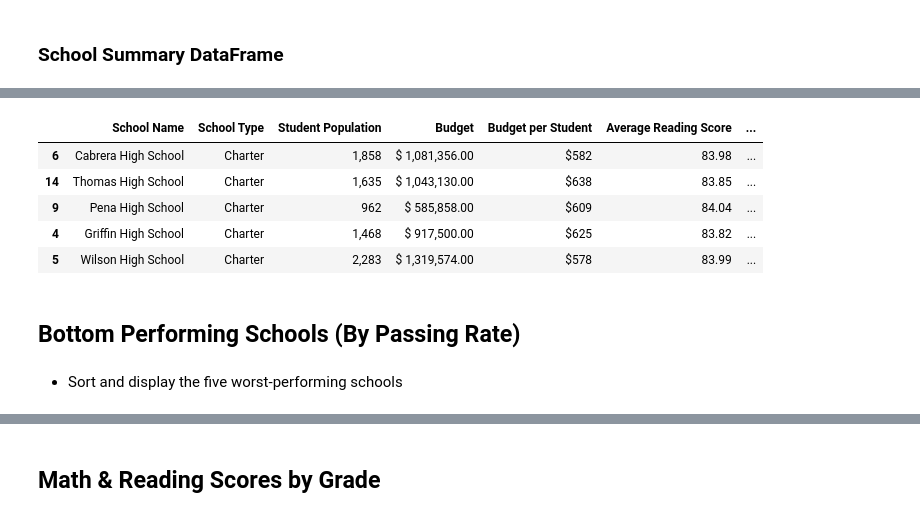
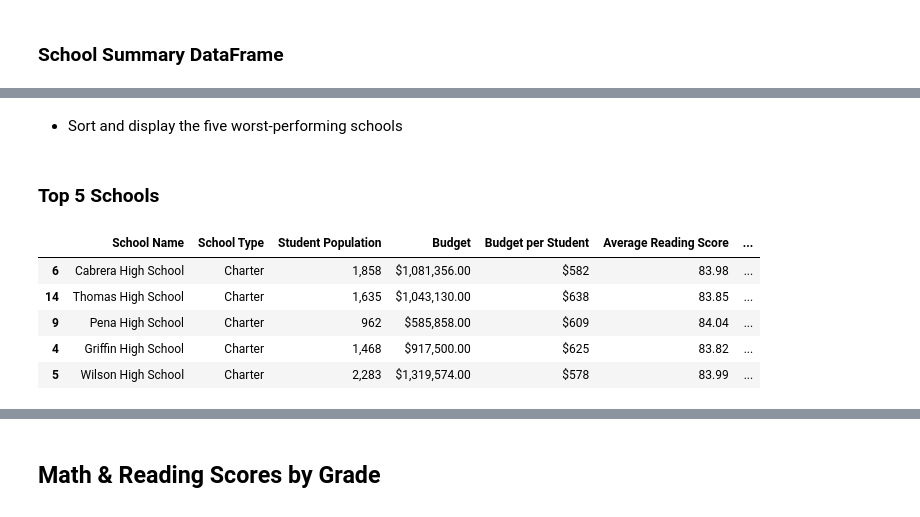
Before and after one commit to Tam-ala/Game-and-School-Stats-with-Pandas, a Jupyter notebook: PyCitySchools/PyCitySchools_Complete.ipynb, the cells around one changed output, grey strips where cells are left out. Cells and saved outputs as stored; diff of their text form; code cells hidden in the pictures.

```diff
--- a/PyCitySchools/PyCitySchools_Complete.ipynb
+++ b/PyCitySchools/PyCitySchools_Complete.ipynb
@@ -261,17 +263,17 @@ school_summary_df.style.format({"Student Population":"{:0,.0f}","Budget":"${:20,
-# %%
-top_schools = school_summary_df.sort_values("Overall Passing Rate", ascending=False)
-top_schools.head().style.format({"Student Population":"{:0,.0f}","Budget":"${:20,.2f}",
-                          "Budget per Student":"${:0,.0f}","Average Reading Score": "{:0,.2f}",
-                          "Average Math Score": "{:0,.2f}", "Passing Reading": "{:0,.2f}%",
-                          "Passing Math":"{:0,.2f}%","Overall Passing Rate":"{:0,.2f}%"})
-# %% [output]
-|  | School Name | School Type | Student Population | Budget | Budget per Student | Average Reading Score | ... |
-| 6 | Cabrera High School | Charter | 1,858 | $ 1,081,356.00 | $582 | 83.98 | ... |
-| 14 | Thomas High School | Charter | 1,635 | $ 1,043,130.00 | $638 | 83.85 | ... |
-| 9 | Pena High School | Charter | 962 | $ 585,858.00 | $609 | 84.04 | ... |
-| 4 | Griffin High School | Charter | 1,468 | $ 917,500.00 | $625 | 83.82 | ... |
-| 5 | Wilson High School | Charter | 2,283 | $ 1,319,574.00 | $578 | 83.99 | ... |
-# %% [markdown]
-## Bottom Performing Schools (By Passing Rate)
 # %% [markdown]
 * Sort and display the five worst-performing schools
+# %% [markdown]
+### Top 5 Schools
+# %%
+top_schools = school_summary_df.sort_values("Overall Passing Rate", ascending=False)
+top_schools.head().style.format({"Student Population":"{:0,.0f}","Budget":"${:0,.2f}",
+                          "Budget per Student":"${:0,.0f}","Average Reading Score": "{:0,.2f}",
+                          "Average Math Score": "{:0,.2f}", "Passing Reading": "{:0,.2f}%",
+                          "Passing Math":"{:0,.2f}%","Overall Passing Rate":"{:0,.2f}%"})
+# %% [output]
+|  | School Name | School Type | Student Population | Budget | Budget per Student | Average Reading Score | ... |
+| 6 | Cabrera High School | Charter | 1,858 | $1,081,356.00 | $582 | 83.98 | ... |
+| 14 | Thomas High School | Charter | 1,635 | $1,043,130.00 | $638 | 83.85 | ... |
+| 9 | Pena High School | Charter | 962 | $585,858.00 | $609 | 84.04 | ... |
+| 4 | Griffin High School | Charter | 1,468 | $917,500.00 | $625 | 83.82 | ... |
+| 5 | Wilson High School | Charter | 2,283 | $1,319,574.00 | $578 | 83.99 | ... |
```
Also changed, not shown: parts of 11 cells of this notebook.
